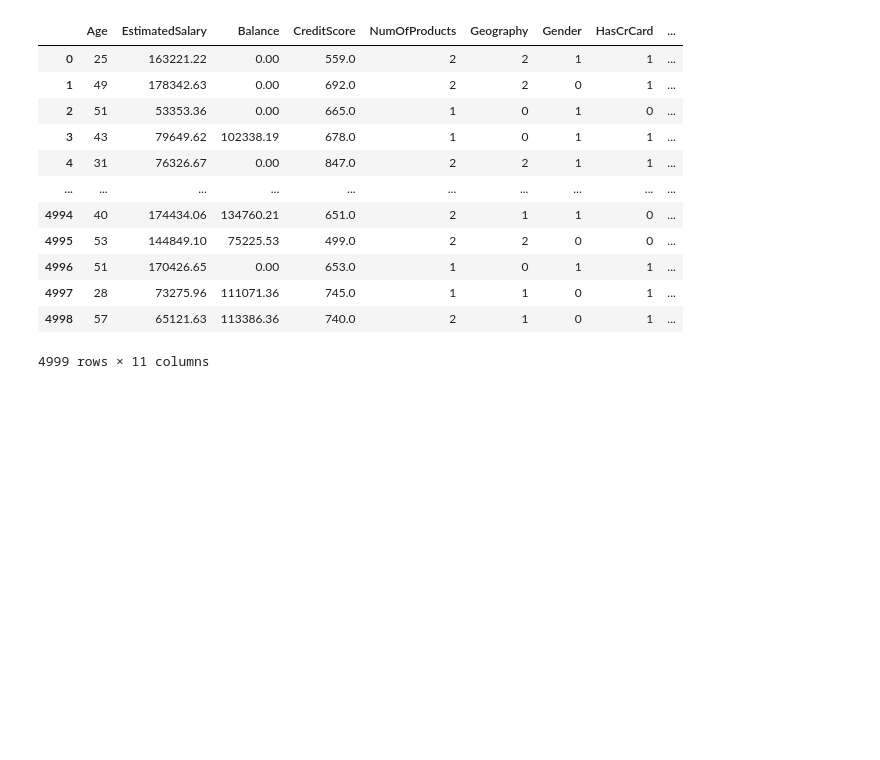
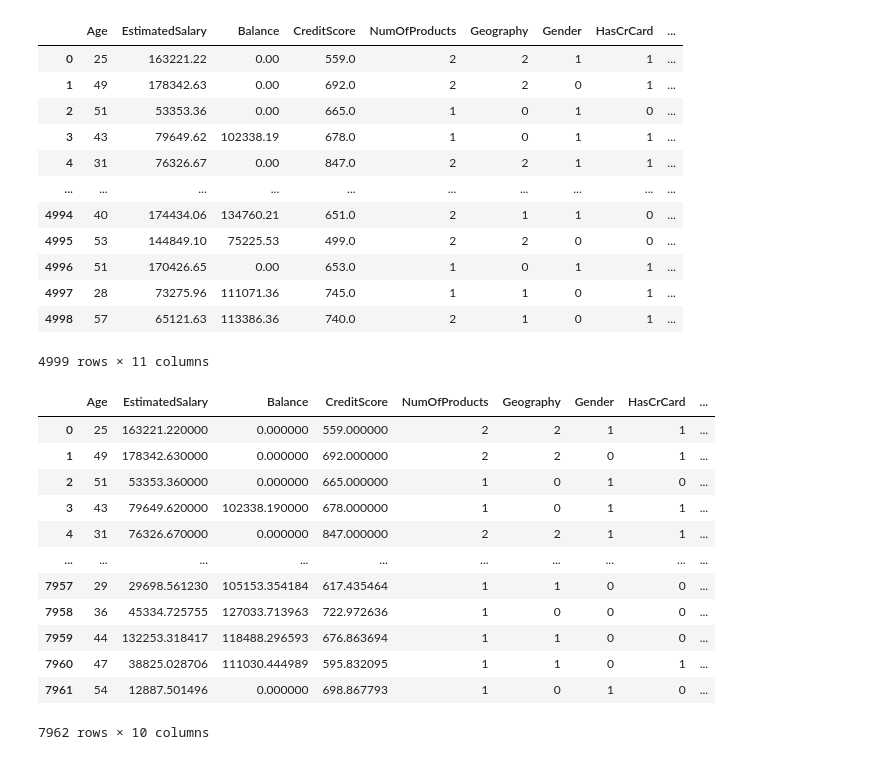
Before and after one commit to imanAlsallamy/IE-Capstone, a Jupyter notebook: legacy_versions/preprocessing_training.ipynb, the cells around one changed output. Cells and saved outputs as stored; diff of their text form; code cells hidden in the pictures; blank space fills up the shorter version.

```diff
--- a/legacy_versions/preprocessing_training.ipynb
+++ b/legacy_versions/preprocessing_training.ipynb
@@ -100,6 +100,21 @@ X = df.drop(columns=[target_col])
 # %%
 smote = SMOTE()
 X, y = smote.fit_resample(X, y)
+X
+# %% [output]
+|  | Age | EstimatedSalary | Balance | CreditScore | NumOfProducts | Geography | Gender | HasCrCard | ... |
+| 0 | 25 | 163221.220000 | 0.000000 | 559.000000 | 2 | 2 | 1 | 1 | ... |
+| 1 | 49 | 178342.630000 | 0.000000 | 692.000000 | 2 | 2 | 0 | 1 | ... |
+| 2 | 51 | 53353.360000 | 0.000000 | 665.000000 | 1 | 0 | 1 | 0 | ... |
+| 3 | 43 | 79649.620000 | 102338.190000 | 678.000000 | 1 | 0 | 1 | 1 | ... |
+| 4 | 31 | 76326.670000 | 0.000000 | 847.000000 | 2 | 2 | 1 | 1 | ... |
+| ... | ... | ... | ... | ... | ... | ... | ... | ... | ... |
+| 7957 | 29 | 29698.561230 | 105153.354184 | 617.435464 | 1 | 1 | 0 | 0 | ... |
+| 7958 | 36 | 45334.725755 | 127033.713963 | 722.972636 | 1 | 0 | 0 | 0 | ... |
+| 7959 | 44 | 132253.318417 | 118488.296593 | 676.863694 | 1 | 1 | 0 | 0 | ... |
+| 7960 | 47 | 38825.028706 | 111030.444989 | 595.832095 | 1 | 1 | 0 | 1 | ... |
+| 7961 | 54 | 12887.501496 | 0.000000 | 698.867793 | 1 | 0 | 1 | 0 | ... |
+7962 rows × 10 columns
 # %%
 scaler = StandardScaler()
 X = scaler.fit_transform(X)
```
Also changed, not shown: parts of 3 cells of this notebook, 12 other files.
